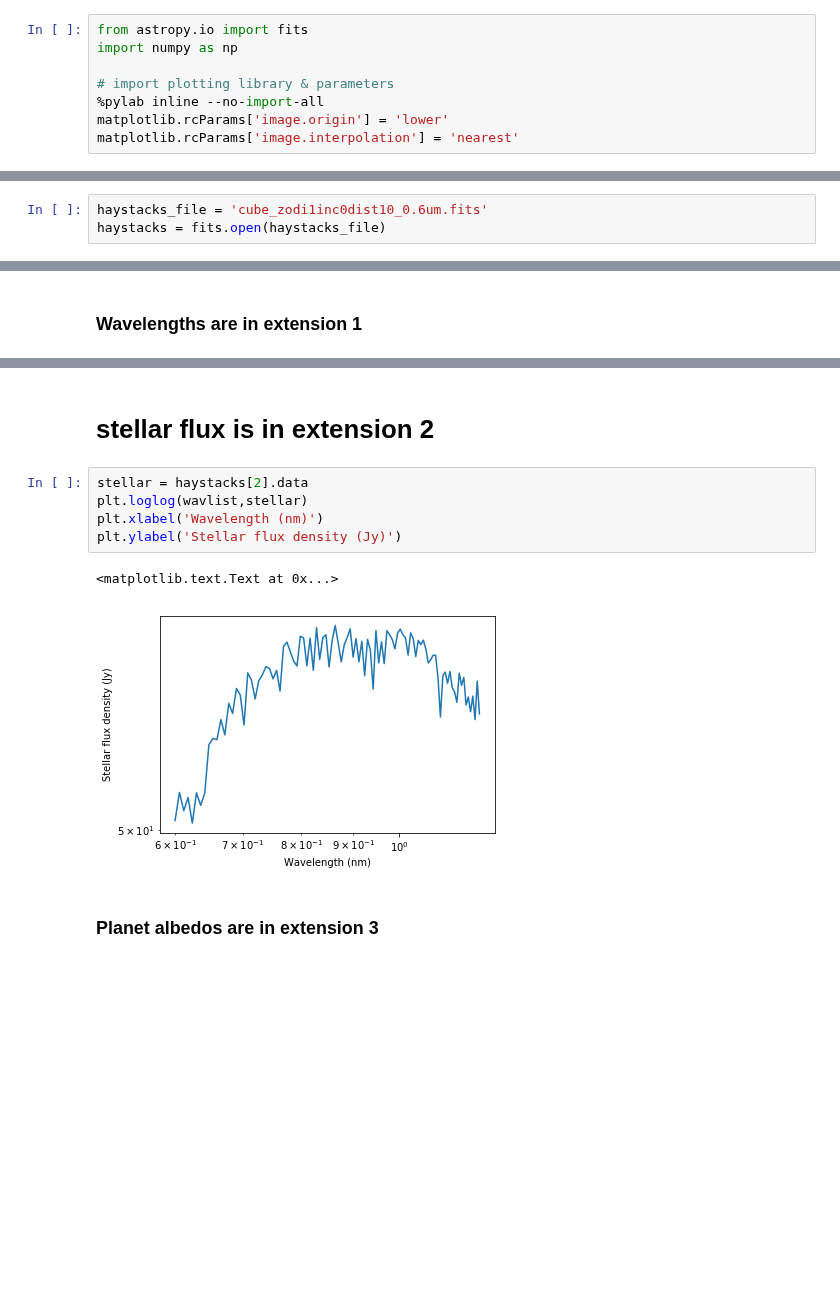
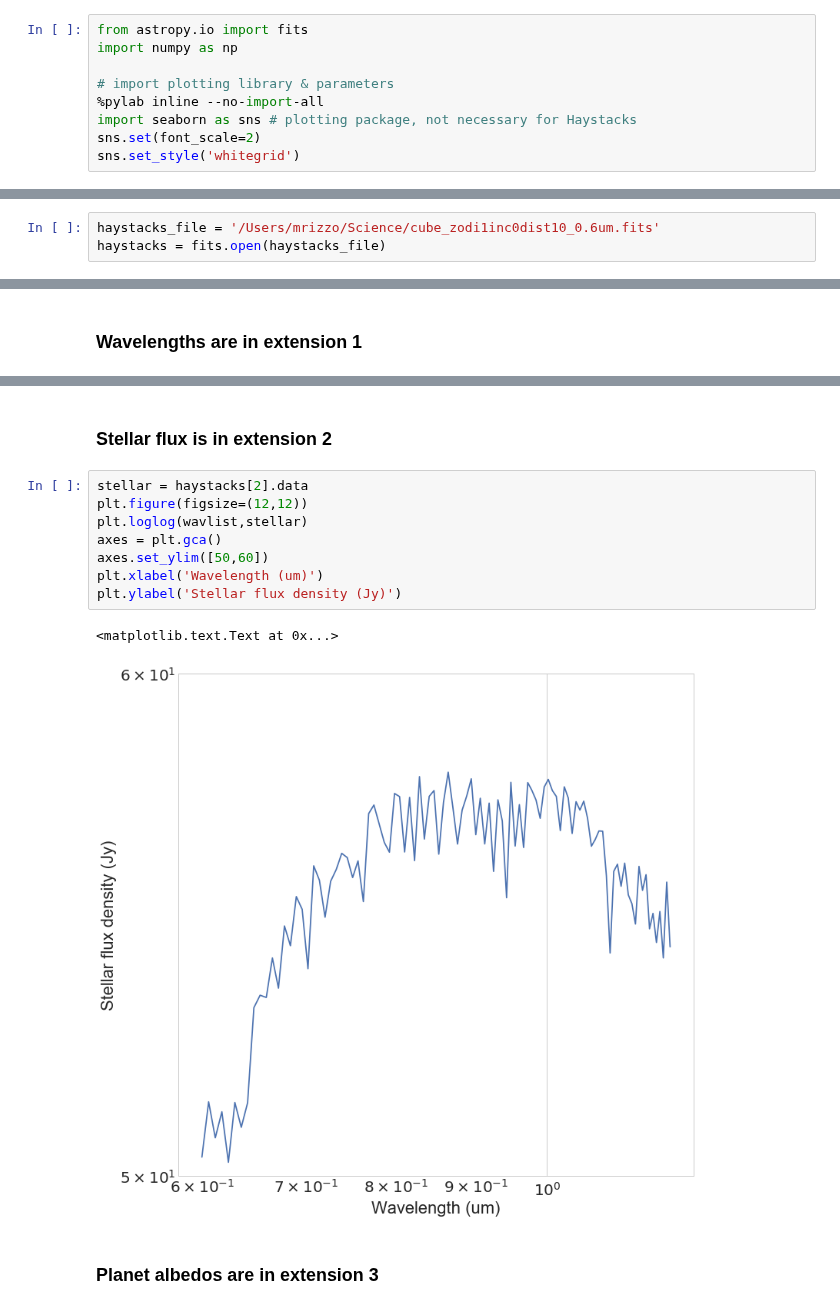
Before and after one commit to mjrfringes/crispy, a Jupyter notebook: docs/source/notebooks/HaystacksProcessing.ipynb, the cells around one changed output, grey strips where cells are left out. Saved outputs shown, nothing was run; the diff lists cells and outputs as text; blank space fills up the shorter version.

```diff
--- a/docs/source/notebooks/HaystacksProcessing.ipynb
+++ b/docs/source/notebooks/HaystacksProcessing.ipynb
@@ -8,12 +8,13 @@ import numpy as np
 
 # import plotting library & parameters
 %pylab inline --no-import-all
-matplotlib.rcParams['image.origin'] = 'lower'
-matplotlib.rcParams['image.interpolation'] = 'nearest'
+import seaborn as sns # plotting package, not necessary for Haystacks
+sns.set(font_scale=2)
+sns.set_style('whitegrid')
 # %% [output]
 Populating the interactive namespace from numpy and matplotlib
 # %%
-haystacks_file = 'cube_zodi1inc0dist10_0.6um.fits'
+haystacks_file = '/Users/mrizzo/Science/cube_zodi1inc0dist10_0.6um.fits'
 haystacks = fits.open(haystacks_file)
 # %% [markdown]
 ### The image data is in extension 0
@@ -63,15 +64,18 @@ print wavlist
   1.1400001   1.14600003  1.15199995  1.15799999  1.16400003  1.17000008
   1.176       1.18200004  1.18799996  1.19400001  1.20000005]
 # %% [markdown]
-# stellar flux is in extension 2
+### Stellar flux is in extension 2
 # %%
 stellar = haystacks[2].data
+plt.figure(figsize=(12,12))
 plt.loglog(wavlist,stellar)
-plt.xlabel('Wavelength (nm)')
+axes = plt.gca()
+axes.set_ylim([50,60])
+plt.xlabel('Wavelength (um)')
 plt.ylabel('Stellar flux density (Jy)')
 # %% [output]
 <matplotlib.text.Text at 0x...>
-[figure, old version]
+[figure, new version]
 # %% [markdown]
 ### Planet albedos are in extension 3
 # %%
```
Also changed, not shown: parts of 4 cells of this notebook, 2 other files.
